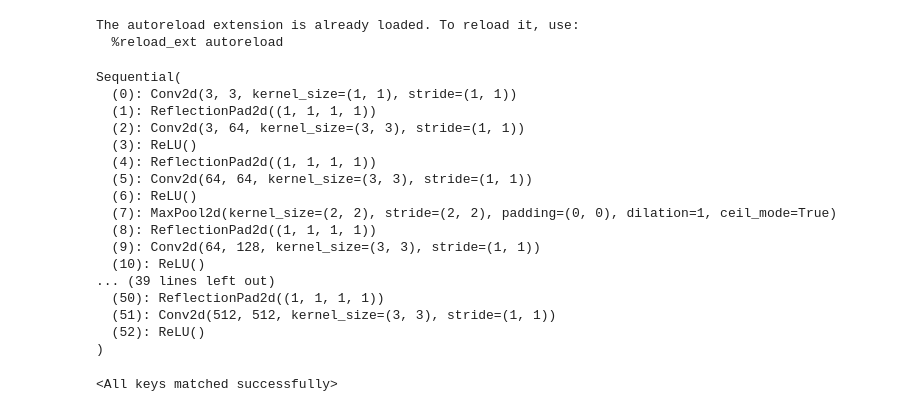
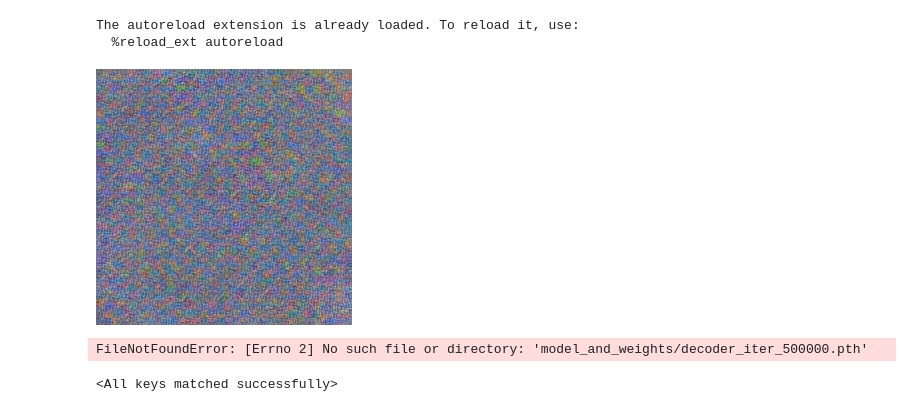
Before and after one commit to tornikeo/stylize-website, a Jupyter notebook: scratchpad.ipynb, the cells around one changed output. Drawn from its saved outputs; the diff is of its cells as text; code cells hidden in the pictures.

```diff
--- a/scratchpad.ipynb
+++ b/scratchpad.ipynb
@@ -15,3 +19,16 @@ from model_and_weights.Eval import get_decoder, get_encoder, get_transformer
+# %%
+net = Stylizer()
+# %%
+content = Image.fromarray(
+    torch.randint(0,255, size=(256,256,3), dtype=torch.uint8).numpy(),
+)
+
+style = Image.fromarray(
+    torch.randint(0,255, size=(256,256,3), dtype=torch.uint8).numpy(),
+)
+net(content=content, style=style)
+# %% [output]
+[figure, added]
 # %%
 import os
 from torchvision import transforms
@@ -80,26 +97,8 @@ class Stylizer(nn.Module):
 
 stn = Stylizer()
 res = stn('uploads/starry.jpg','uploads/chicago.jpg')
+# %% [output]
+FileNotFoundError: [Errno 2] No such file or directory: 'model_and_weights/decoder_iter_500000.pth'
-# %%
-stn.encoder
-# %% [output]
-Sequential(
-  (0): Conv2d(3, 3, kernel_size=(1, 1), stride=(1, 1))
-  (1): ReflectionPad2d((1, 1, 1, 1))
-  (2): Conv2d(3, 64, kernel_size=(3, 3), stride=(1, 1))
-  (3): ReLU()
-  (4): ReflectionPad2d((1, 1, 1, 1))
-  (5): Conv2d(64, 64, kernel_size=(3, 3), stride=(1, 1))
-  (6): ReLU()
-  (7): MaxPool2d(kernel_size=(2, 2), stride=(2, 2), padding=(0, 0), dilation=1, ceil_mode=True)
-  (8): ReflectionPad2d((1, 1, 1, 1))
-  (9): Conv2d(64, 128, kernel_size=(3, 3), stride=(1, 1))
-  (10): ReLU()
-... (39 lines left out)
-  (50): ReflectionPad2d((1, 1, 1, 1))
-  (51): Conv2d(512, 512, kernel_size=(3, 3), stride=(1, 1))
-  (52): ReLU()
-)
 # %%
 transform = Transform(in_planes=512)
 # %%
```
Also changed, not shown: parts of 3 cells of this notebook, 16 other files.
